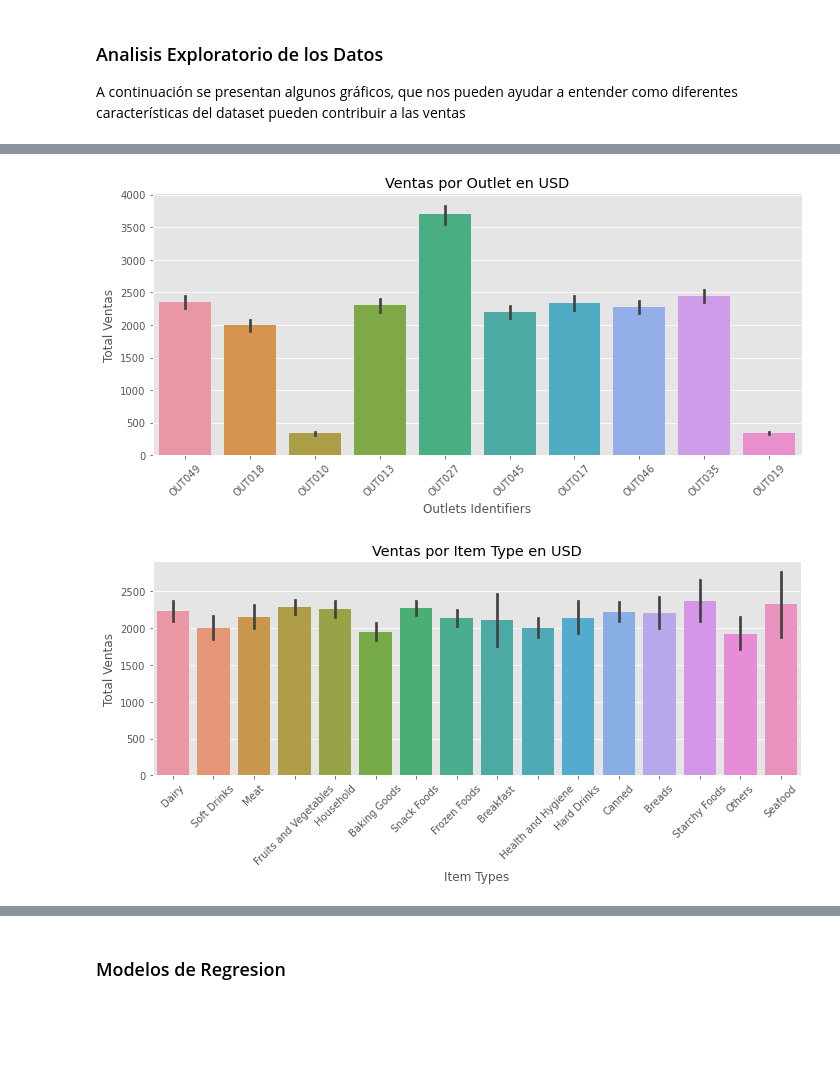
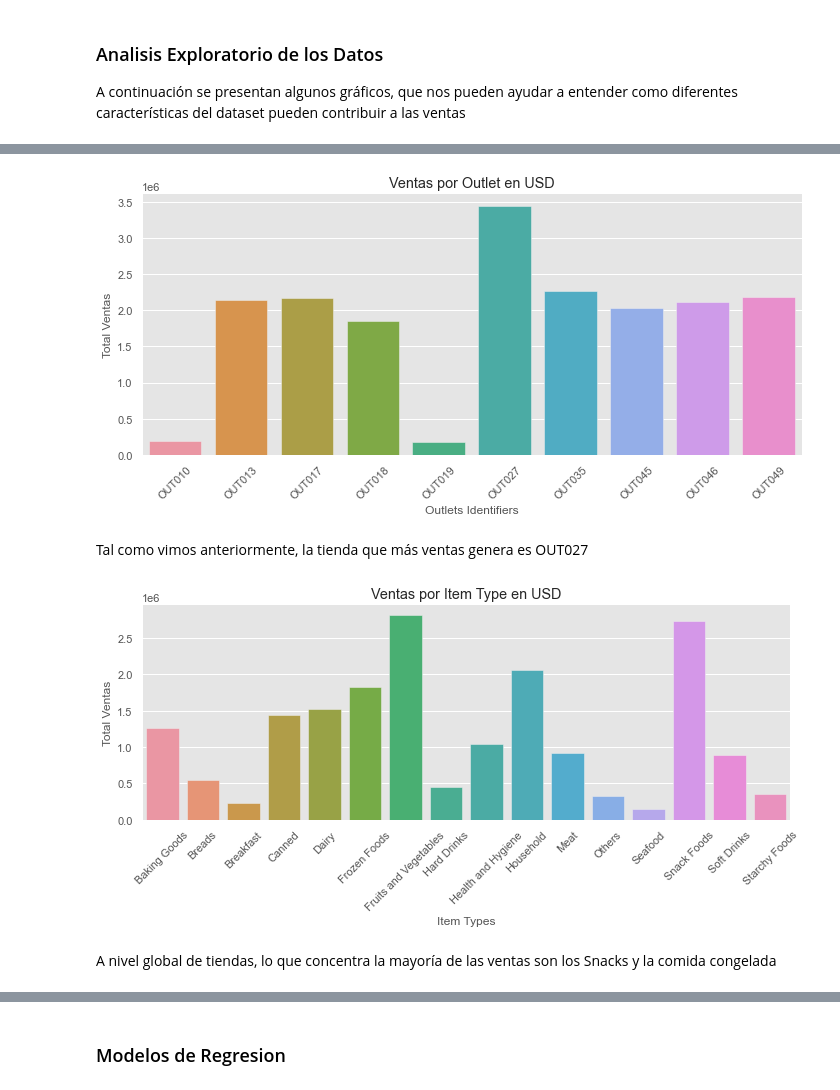
Before and after one commit to gillaness/predicciones-ventas, a Jupyter notebook: prediccion-ventas.ipynb, the cells around one changed output, grey strips where cells are left out. Drawn from its saved outputs; the diff is of its cells as text; code cells hidden in the pictures; blank space fills up the shorter version.

```diff
--- a/prediccion-ventas.ipynb
+++ b/prediccion-ventas.ipynb
@@ -151,4 +191,4 @@ for i in eliminar:
   df=df.drop(i)
 # %%
 # Reseteamos los índices para que no hayan saltos de números
-df.reset_index(inplace=True)
+df.reset_index(drop=True, inplace=True)
@@ -340,25 +360,29 @@ Name: Item_Outlet_Sales, dtype: object
 plt.style.use('ggplot')
 plt.figure(figsize=(10,5))
 plt.title('Ventas por Outlet en USD')
-sns.barplot(x= df['Outlet_Identifier'], y = df['Item_Outlet_Sales'])
+sns.barplot(x= df.groupby(['Outlet_Identifier'])['Item_Outlet_Sales'].sum().index, y = df.groupby(['Outlet_Identifier'])['Item_Outlet_Sales'].sum().values)
 plt.xticks(rotation = 45)
 plt.ylabel('Total Ventas');
 plt.xlabel('Outlets Identifiers');
 plt.tight_layout();
 # %% [output]
-[figure, old version]
+[figure, new version]
+# %% [markdown]
+Tal como vimos anteriormente, la tienda que más ventas genera es OUT027
 # %%
 # Graficamos
 plt.style.use('ggplot')
 plt.figure(figsize=(10,5))
 plt.title('Ventas por Item Type en USD')
-sns.barplot(x= df['Item_Type'], y = df['Item_Outlet_Sales'])
+sns.barplot(x= df.groupby(['Item_Type'])['Item_Outlet_Sales'].sum().index, y = df.groupby(['Item_Type'])['Item_Outlet_Sales'].sum().values)
 plt.xticks(rotation = 45)
 plt.ylabel('Total Ventas');
 plt.xlabel('Item Types');
 plt.tight_layout();
 # %% [output]
-[figure, old version]
+[figure, new version]
+# %% [markdown]
+A nivel global de tiendas, lo que concentra la mayoría de las ventas son los Snacks y la comida congelada
 # %%
 # Graficamos
 plt.style.use('ggplot')
```
Also changed, not shown: parts of 41 cells of this notebook.
